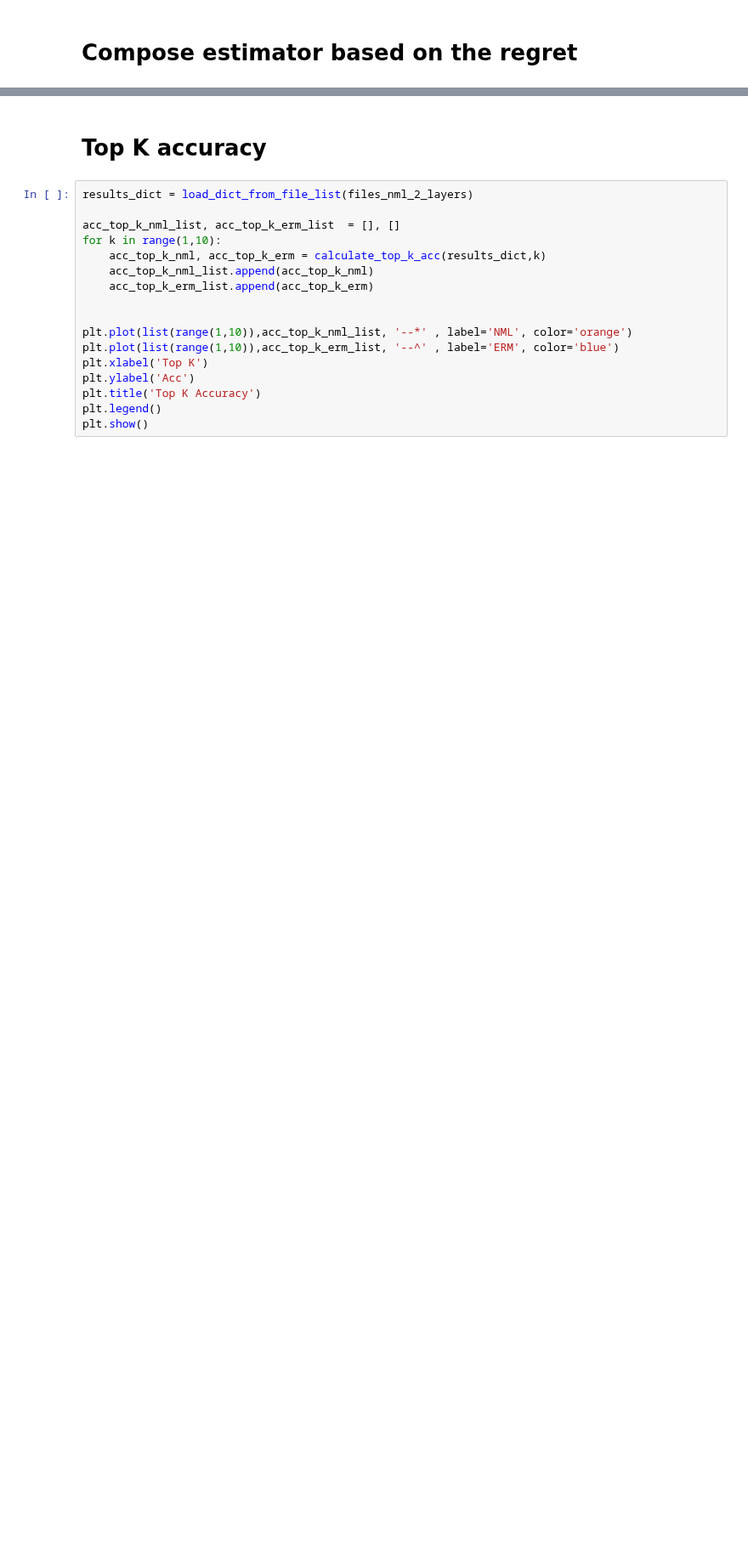
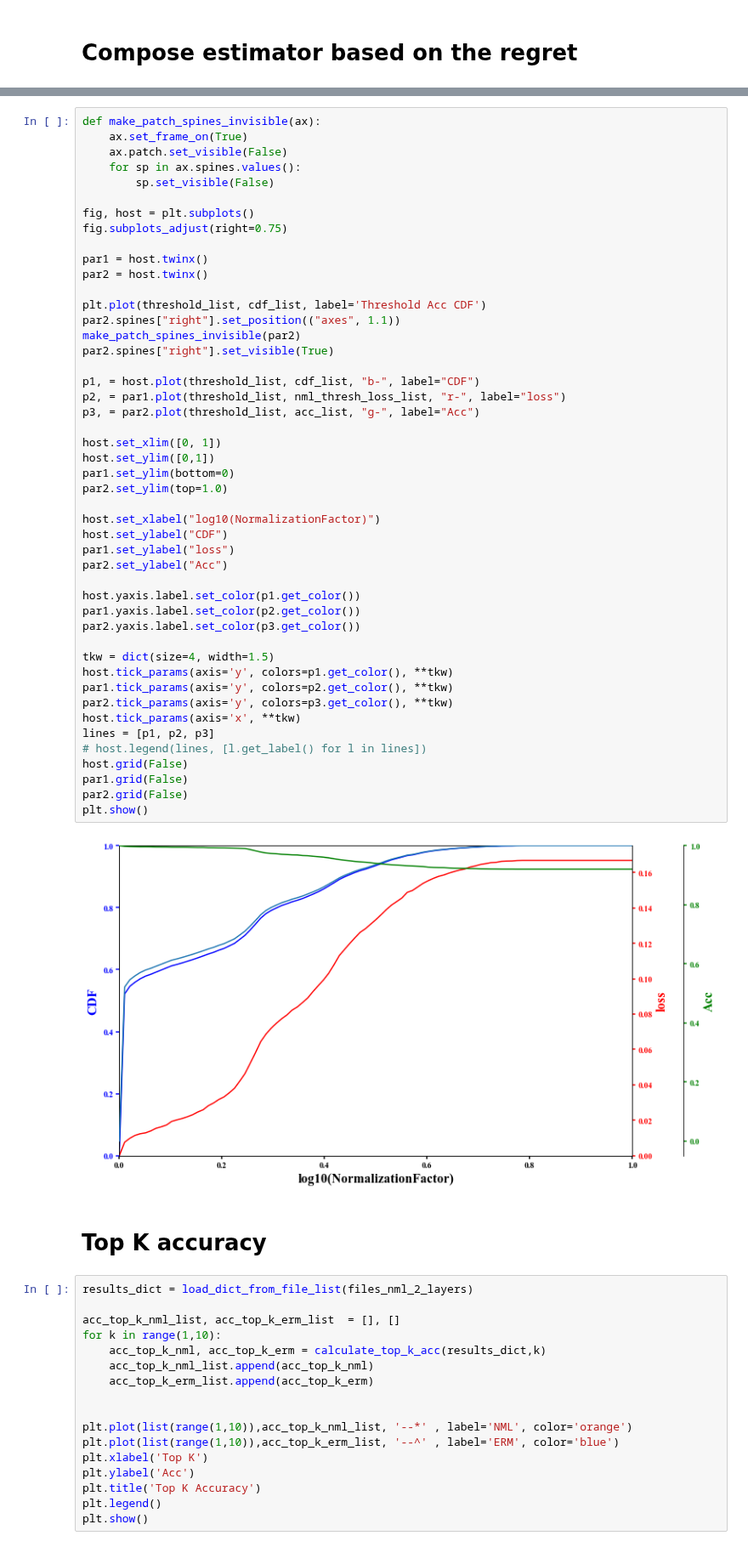
Before and after one commit to kobybibas/deep_pnml_experiments, a Jupyter notebook: src/analyze_results.ipynb, the cells around one changed output, grey strips where cells are left out. Shown at 85% size. Drawn from its saved outputs; the diff is of its cells as text; blank space fills up the shorter version.

```diff
--- a/src/analyze_results.ipynb
+++ b/src/analyze_results.ipynb
@@ -166,3 +142,52 @@ NameError: name 'loss_ERM_list' is not defined
+# %%
+def make_patch_spines_invisible(ax):
+    ax.set_frame_on(True)
+    ax.patch.set_visible(False)
+    for sp in ax.spines.values():
+        sp.set_visible(False)
+
+fig, host = plt.subplots()
+fig.subplots_adjust(right=0.75)
+
+par1 = host.twinx()
+par2 = host.twinx()
+
+plt.plot(threshold_list, cdf_list, label='Threshold Acc CDF')
+par2.spines["right"].set_position(("axes", 1.1))
+make_patch_spines_invisible(par2)
+par2.spines["right"].set_visible(True)
+
+p1, = host.plot(threshold_list, cdf_list, "b-", label="CDF")
+p2, = par1.plot(threshold_list, nml_thresh_loss_list, "r-", label="loss")
+p3, = par2.plot(threshold_list, acc_list, "g-", label="Acc")
+
+host.set_xlim([0, 1])
+host.set_ylim([0,1])
+par1.set_ylim(bottom=0)
+par2.set_ylim(top=1.0)
+
+host.set_xlabel("log10(NormalizationFactor)")
+host.set_ylabel("CDF")
+par1.set_ylabel("loss")
+par2.set_ylabel("Acc")
+
+host.yaxis.label.set_color(p1.get_color())
+par1.yaxis.label.set_color(p2.get_color())
+par2.yaxis.label.set_color(p3.get_color())
+
+tkw = dict(size=4, width=1.5)
+host.tick_params(axis='y', colors=p1.get_color(), **tkw)
+par1.tick_params(axis='y', colors=p2.get_color(), **tkw)
+par2.tick_params(axis='y', colors=p3.get_color(), **tkw)
+host.tick_params(axis='x', **tkw)
+lines = [p1, p2, p3]
+# host.legend(lines, [l.get_label() for l in lines])
+host.grid(False)
+par1.grid(False)
+par2.grid(False)
+plt.show()
+# %% [output]
+[figure, added]
 # %% [markdown]
 # Top K accuracy
 # %%
```
Also changed, not shown: parts of 16 cells of this notebook, 2 other files.
